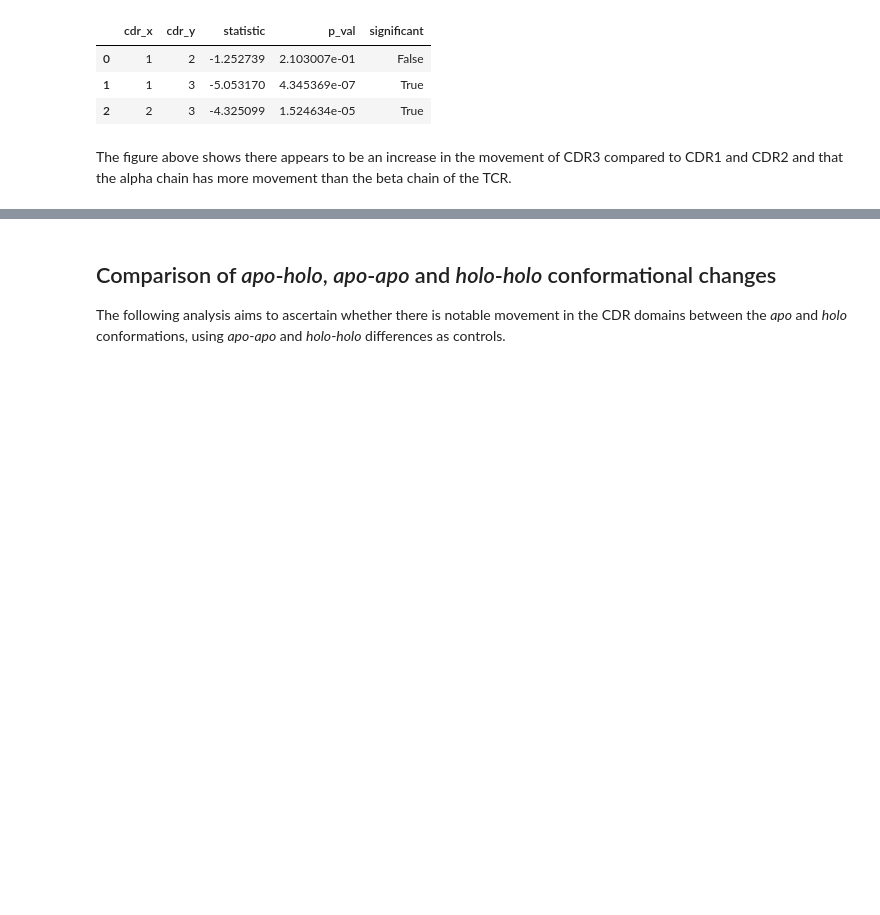
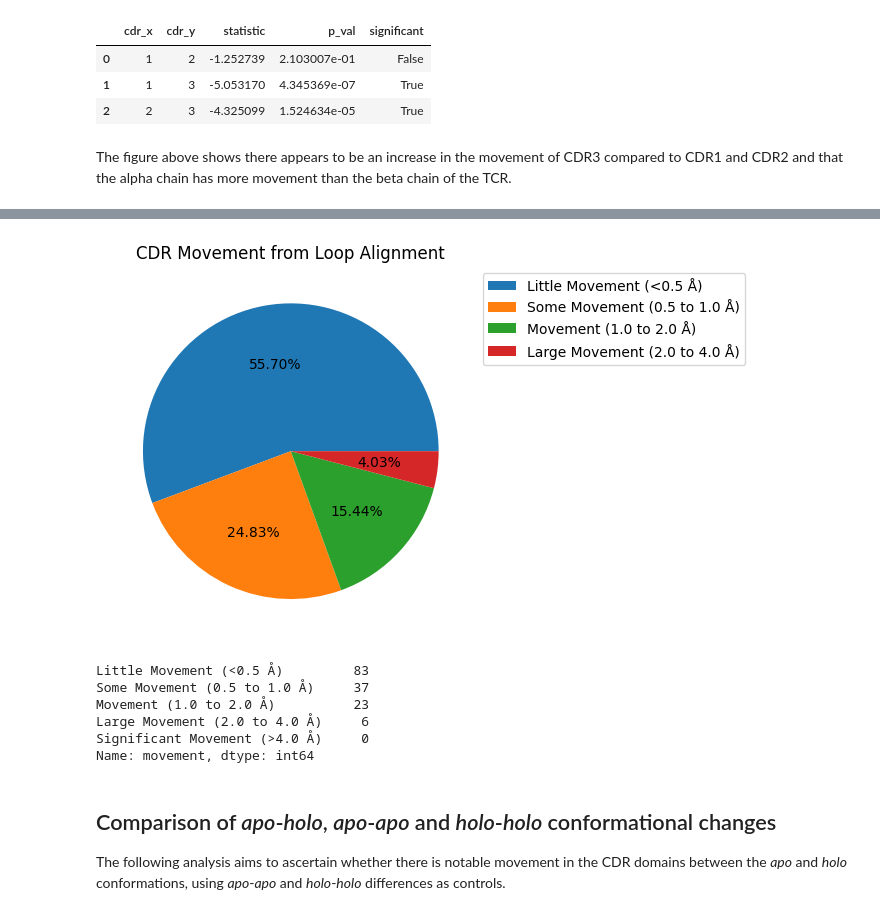
Before and after one commit to benjiemc/tcr-pmhc-interface-analysis, a Jupyter notebook: notebooks/Comparison_of_apo_and_holo_CDR_loops.ipynb, the cells around one changed output, grey strips where cells are left out. Drawn from its saved outputs; the diff is of its cells as text; code cells hidden in the pictures; blank space fills up the shorter version.

```diff
--- a/notebooks/Comparison_of_apo_and_holo_CDR_loops.ipynb
+++ b/notebooks/Comparison_of_apo_and_holo_CDR_loops.ipynb
@@ -443,9 +452,16 @@ loop_stats
 # %% [markdown]
 The figure above shows there appears to be an increase in the movement of CDR3 compared to CDR1 and CDR2 and that the alpha chain has more movement than the beta chain of the TCR.
 # %%
-results_loop.query("comparison == 'apo-holo'")['movement'].value_counts().plot.pie()
+movement_counts = results_loop.query("comparison == 'apo-holo'")['movement'].dropna().value_counts()
+movement_counts = movement_counts[movement_counts > 0]
 
-plt.ylabel('')
+ax = movement_counts.plot.pie(title='CDR Movement from Loop Alignment',
+                              autopct='%1.2f%%',
+                              legend=True,
+                              ylabel='',
+                              labeldistance=None)
+ax.legend(bbox_to_anchor=(1, 1), loc='upper left')
 
+plt.savefig('../report/figures/cdr_loop_movement_loop_pie_chart.svg')
 plt.show()
 # %% [output]
@@ -453,3 +468,13 @@ plt.show()
+[figure, added]
+# %%
+results_loop.query("comparison == 'apo-holo'")['movement'].dropna().value_counts()
+# %% [output]
+Little Movement (<0.5 Å)         83
+Some Movement (0.5 to 1.0 Å)     37
+Movement (1.0 to 2.0 Å)          23
+Large Movement (2.0 to 4.0 Å)     6
+Significant Movement (>4.0 Å)     0
+Name: movement, dtype: int64
 # %% [markdown]
 ## Comparison of *apo*-*holo*, *apo*-*apo* and *holo*-*holo* conformational changes
 
```
Also changed, not shown: parts of 15 cells of this notebook.
